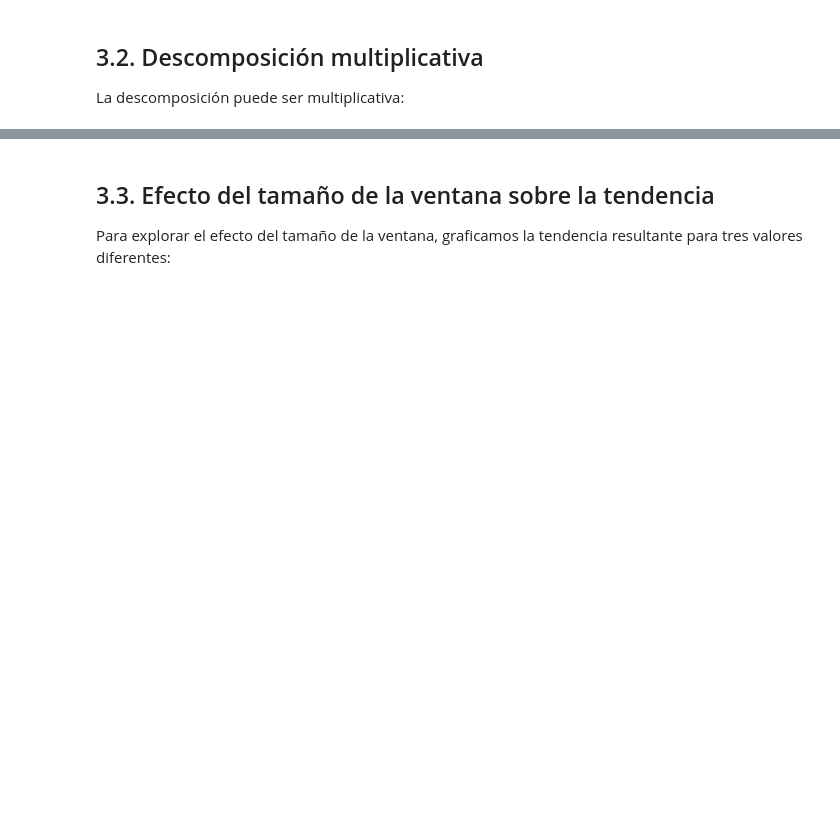
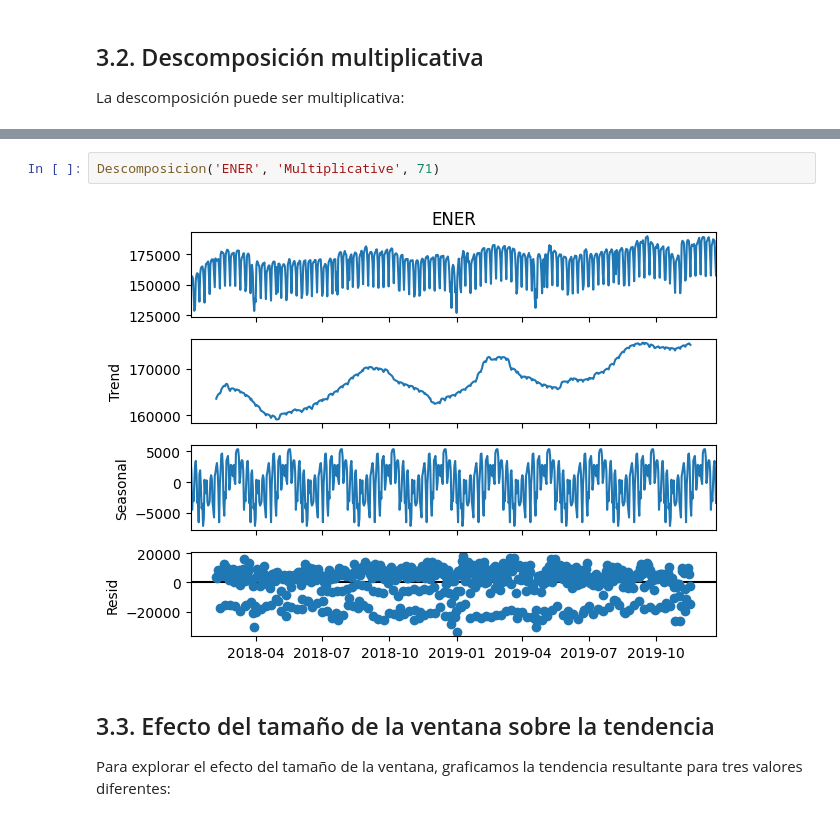
Before and after one commit to ClaudiaGtzD/Coursera_Ciencia_de_datos_energeticos, a Jupyter notebook: Módulo 6/Laboratorio Series de tiempo.ipynb, the cells around one changed output, grey strips where cells are left out. Drawn from its saved outputs; the diff is of its cells as text; blank space fills up the shorter version.

```diff
--- a/Módulo 6/Laboratorio Series de tiempo.ipynb
+++ b/Módulo 6/Laboratorio Series de tiempo.ipynb
@@ -84,3 +75,7 @@ plt.show()
+# %%
+Descomposicion('ENER', 'Multiplicative', 71)
+# %% [output]
+[figure, added]
 # %% [markdown]
 ## 3.3. Efecto del tamaño de la ventana sobre la tendencia
 
```
Also changed, not shown: parts of 33 cells of this notebook, 1 other file.
